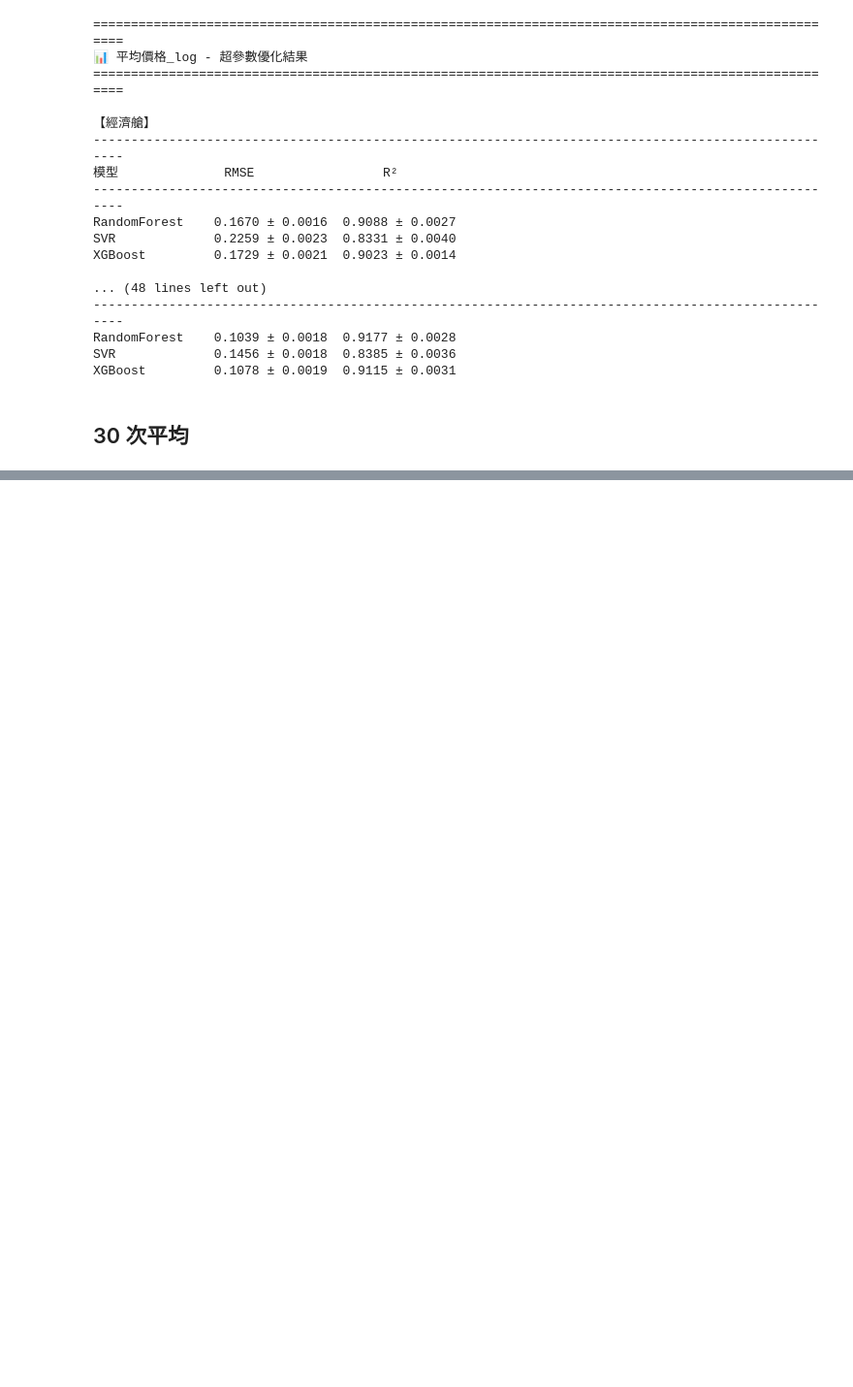
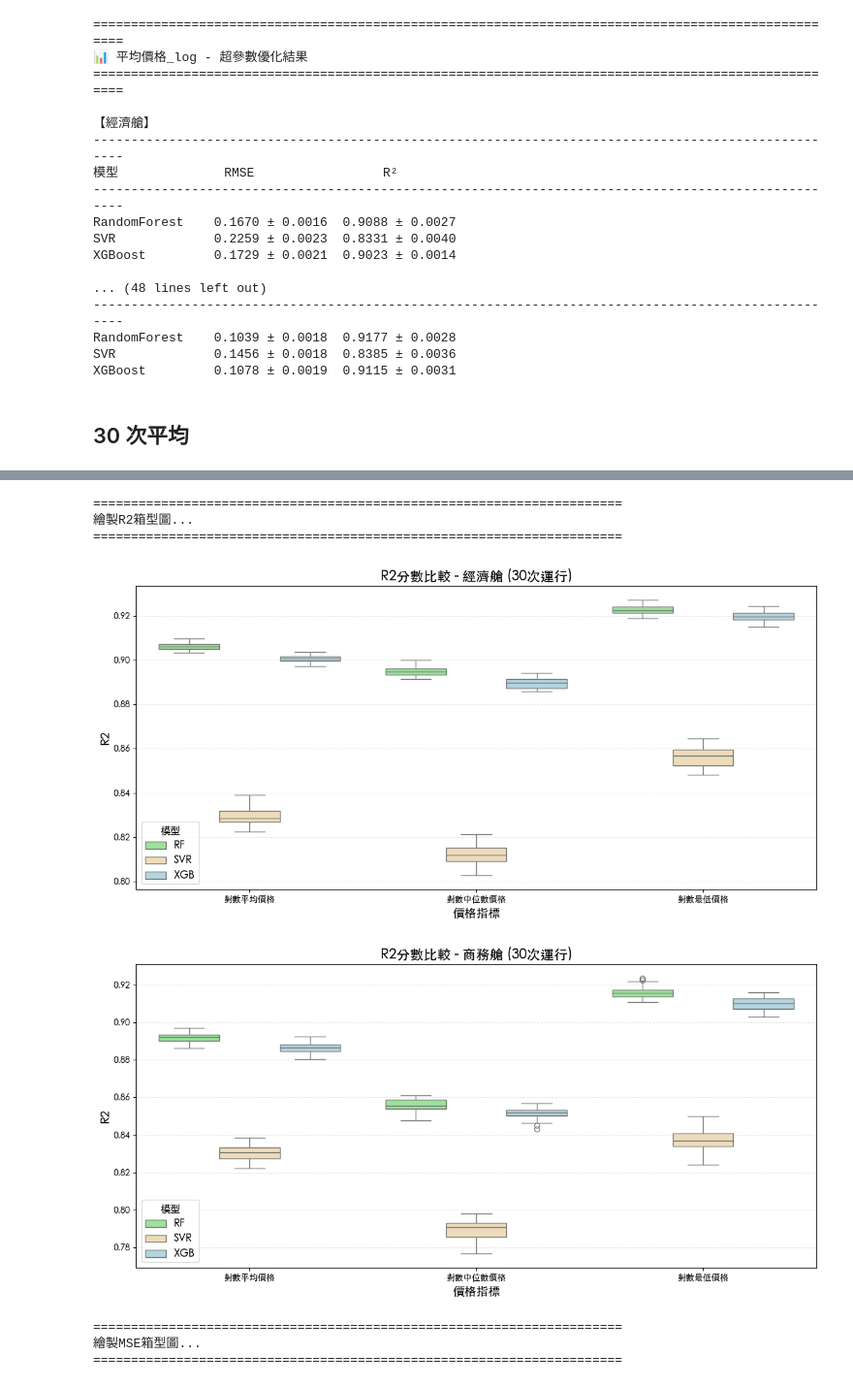
Before and after one commit to ching011500/flight_price, a Jupyter notebook: model/long_model.ipynb, the cells around one changed output, grey strips where cells are left out. Shown at 97% size. Cells and saved outputs as stored; diff of their text form; code cells hidden in the pictures; blank space fills up the shorter version.

```diff
--- a/model/long_model.ipynb
+++ b/model/long_model.ipynb
@@ -752,0 +857,25 @@ for target in ['平均價格_log','中位數價格_log','最低價格_log']:
+# %%
+# ==================== 繪製箱型圖 ====================
+# 此cell只需要運行繪圖函數，不需要重新運算
+# 如果上一個cell已經運算完成，直接運行此cell即可
+
+print("=" * 70)
+print("繪製R2箱型圖...")
+print("=" * 70)
+plot_r2_boxplots_all_targets(all_econ_r2, '經濟艙', n_runs)
+plot_r2_boxplots_all_targets(all_biz_r2, '商務艙', n_runs)
+
+print("\n" + "=" * 70)
+print("繪製MSE箱型圖...")
+print("=" * 70)
+plot_mse_boxplots_all_targets(all_econ_mse, '經濟艙', n_runs)
+plot_mse_boxplots_all_targets(all_biz_mse, '商務艙', n_runs)
+# %% [output]
+======================================================================
+繪製R2箱型圖...
+======================================================================
+[figure, added]
+[figure, added]
+======================================================================
+繪製MSE箱型圖...
+======================================================================
```
Also changed, not shown: parts of 2 cells of this notebook, 5 other files.
